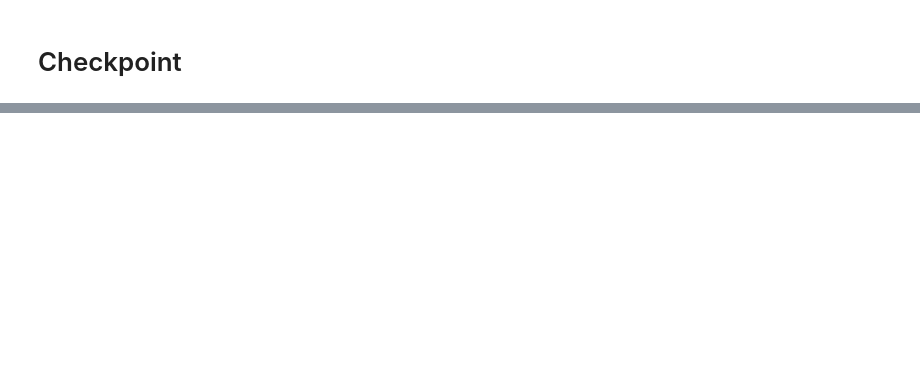
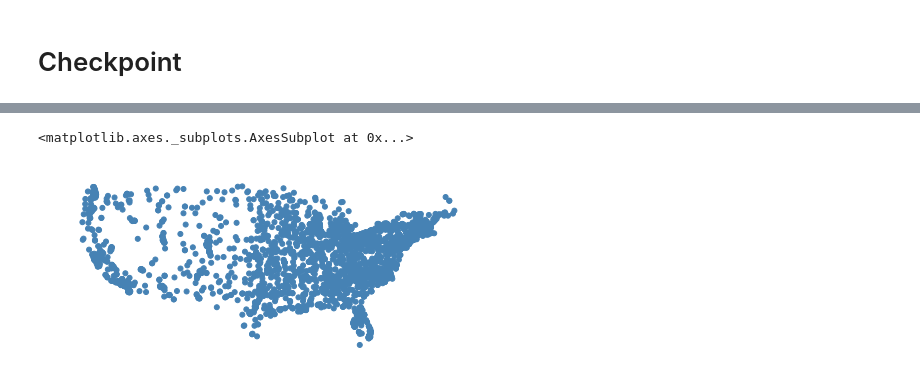
Before and after one commit to edterrell/geospatial-public-policy-analysis-with-geopandas, a Jupyter notebook: notebooks/RQ1.ipynb, the cells around one changed output, grey strips where cells are left out. Drawn from its saved outputs; the diff is of its cells as text; code cells hidden in the pictures; blank space fills up the shorter version.

```diff
--- a/notebooks/RQ1.ipynb
+++ b/notebooks/RQ1.ipynb
@@ -367,0 +398,2 @@ subset_counties_df.geoid.astype(str).str.zfill(5)
+# %%
+geo_institutions = gpd.GeoDataFrame(institutions_df, geometry = gpd.points_from_xy(institutions_df['longitude'],institutions_df['latitude']))
@@ -367,0 +416,2 @@ subset_counties_df.geoid.astype(str).str.zfill(5)
+# %%
+geo_institutions.crs = working_gdf.crs
@@ -367,0 +432,5 @@ subset_counties_df.geoid.astype(str).str.zfill(5)
+# %%
+gplt.pointplot(geo_institutions);
+# %% [output]
+<matplotlib.axes._subplots.AxesSubplot at 0x...>
+[figure, added]
```
Also changed, not shown: parts of 27 cells of this notebook.
